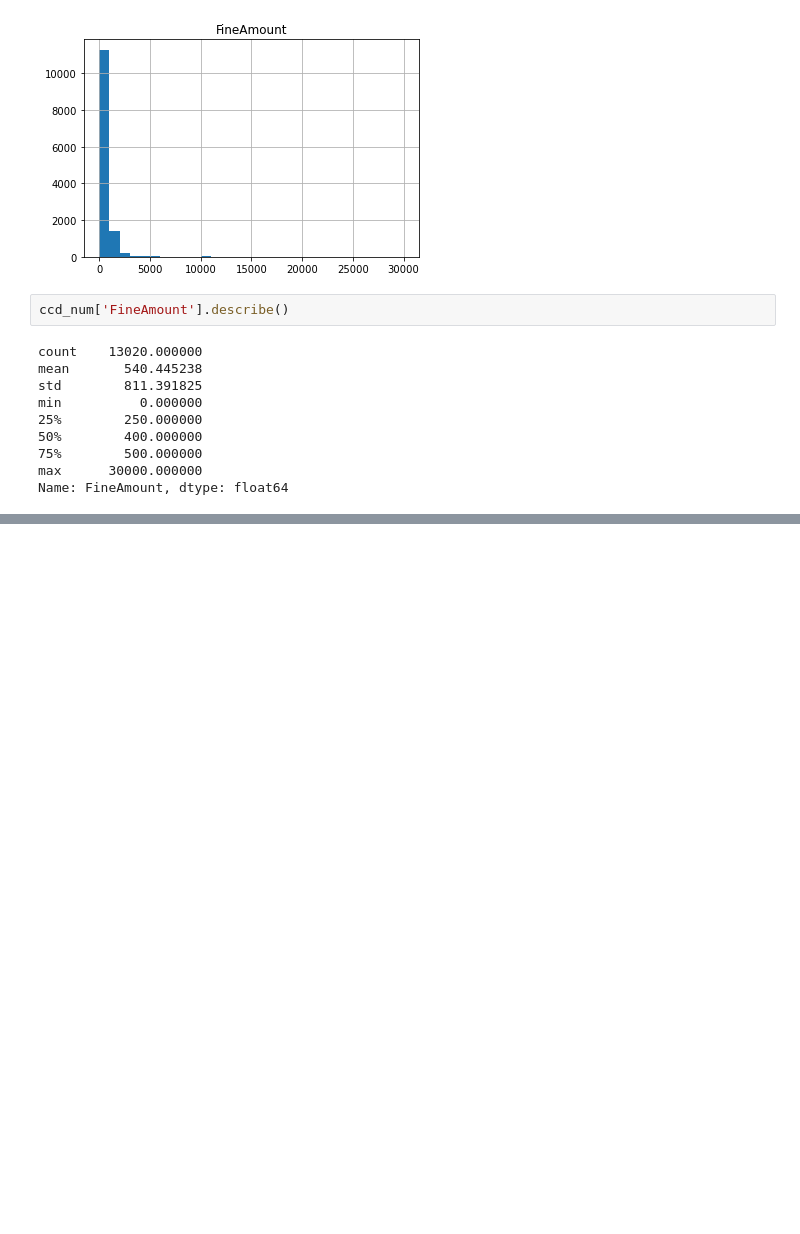
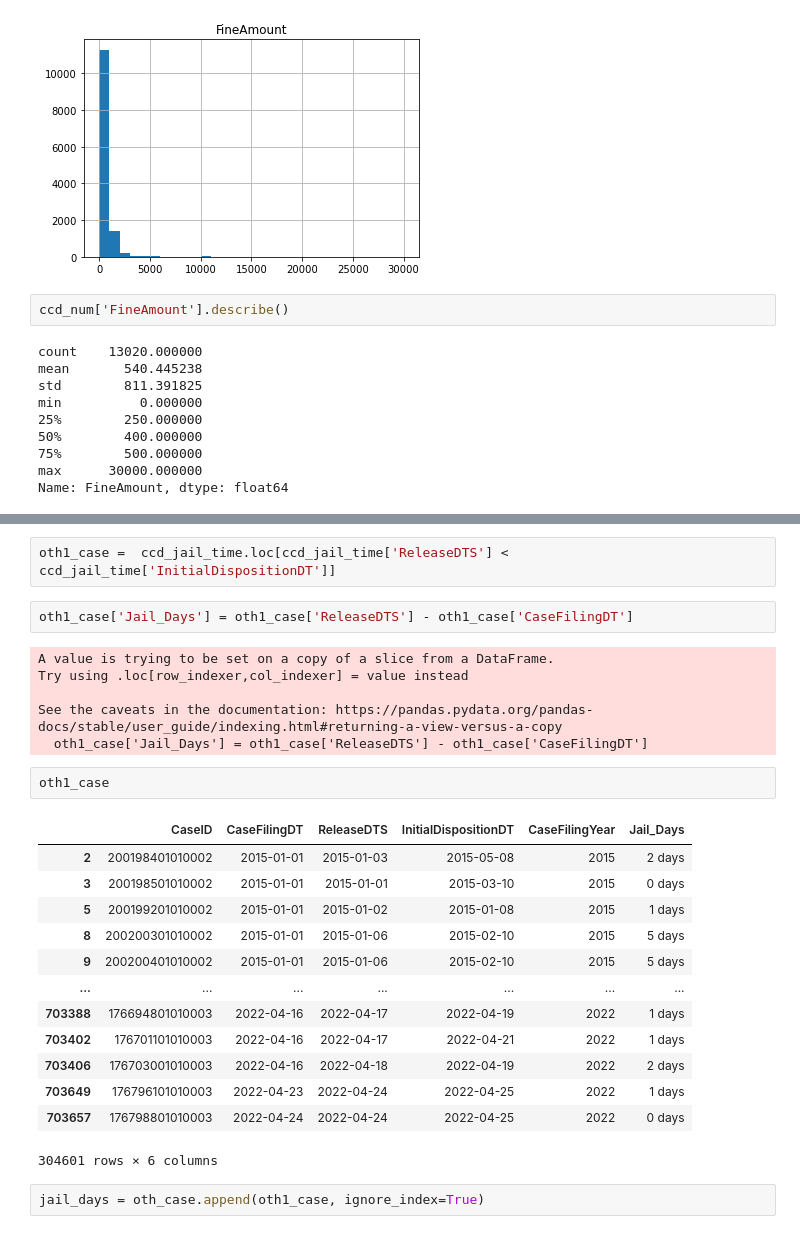
Before and after one commit to souravray97/Criminal-Justice-Analysis, a Jupyter notebook: CCD-EDA.ipynb, the cells around one changed output, grey strips where cells are left out. Drawn from its saved outputs; the diff is of its cells as text; blank space fills up the shorter version.

```diff
--- a/CCD-EDA.ipynb
+++ b/CCD-EDA.ipynb
@@ -290,0 +454,28 @@ Name: FineAmount, dtype: float64
+# %%
+oth1_case =  ccd_jail_time.loc[ccd_jail_time['ReleaseDTS'] < ccd_jail_time['InitialDispositionDT']]
+# %%
+oth1_case['Jail_Days'] = oth1_case['ReleaseDTS'] - oth1_case['CaseFilingDT']
+# %% [output]
+A value is trying to be set on a copy of a slice from a DataFrame.
+Try using .loc[row_indexer,col_indexer] = value instead
+
+See the caveats in the documentation: https://pandas.pydata.org/pandas-docs/stable/user_guide/indexing.html#returning-a-view-versus-a-copy
+  oth1_case['Jail_Days'] = oth1_case['ReleaseDTS'] - oth1_case['CaseFilingDT']
+# %%
+oth1_case
+# %% [output]
+|  | CaseID | CaseFilingDT | ReleaseDTS | InitialDispositionDT | CaseFilingYear | Jail_Days |
+| 2 | 200198401010002 | 2015-01-01 | 2015-01-03 | 2015-05-08 | 2015 | 2 days |
+| 3 | 200198501010002 | 2015-01-01 | 2015-01-01 | 2015-03-10 | 2015 | 0 days |
+| 5 | 200199201010002 | 2015-01-01 | 2015-01-02 | 2015-01-08 | 2015 | 1 days |
+| 8 | 200200301010002 | 2015-01-01 | 2015-01-06 | 2015-02-10 | 2015 | 5 days |
+| 9 | 200200401010002 | 2015-01-01 | 2015-01-06 | 2015-02-10 | 2015 | 5 days |
+| ... | ... | ... | ... | ... | ... | ... |
+| 703388 | 176694801010003 | 2022-04-16 | 2022-04-17 | 2022-04-19 | 2022 | 1 days |
+| 703402 | 176701101010003 | 2022-04-16 | 2022-04-17 | 2022-04-21 | 2022 | 1 days |
+| 703406 | 176703001010003 | 2022-04-16 | 2022-04-18 | 2022-04-19 | 2022 | 2 days |
+| 703649 | 176796101010003 | 2022-04-23 | 2022-04-24 | 2022-04-25 | 2022 | 1 days |
+| 703657 | 176798801010003 | 2022-04-24 | 2022-04-24 | 2022-04-25 | 2022 | 0 days |
+304601 rows × 6 columns
+# %%
+jail_days = oth_case.append(oth1_case, ignore_index=True)
```
Also changed, not shown: parts of 34 cells of this notebook.
